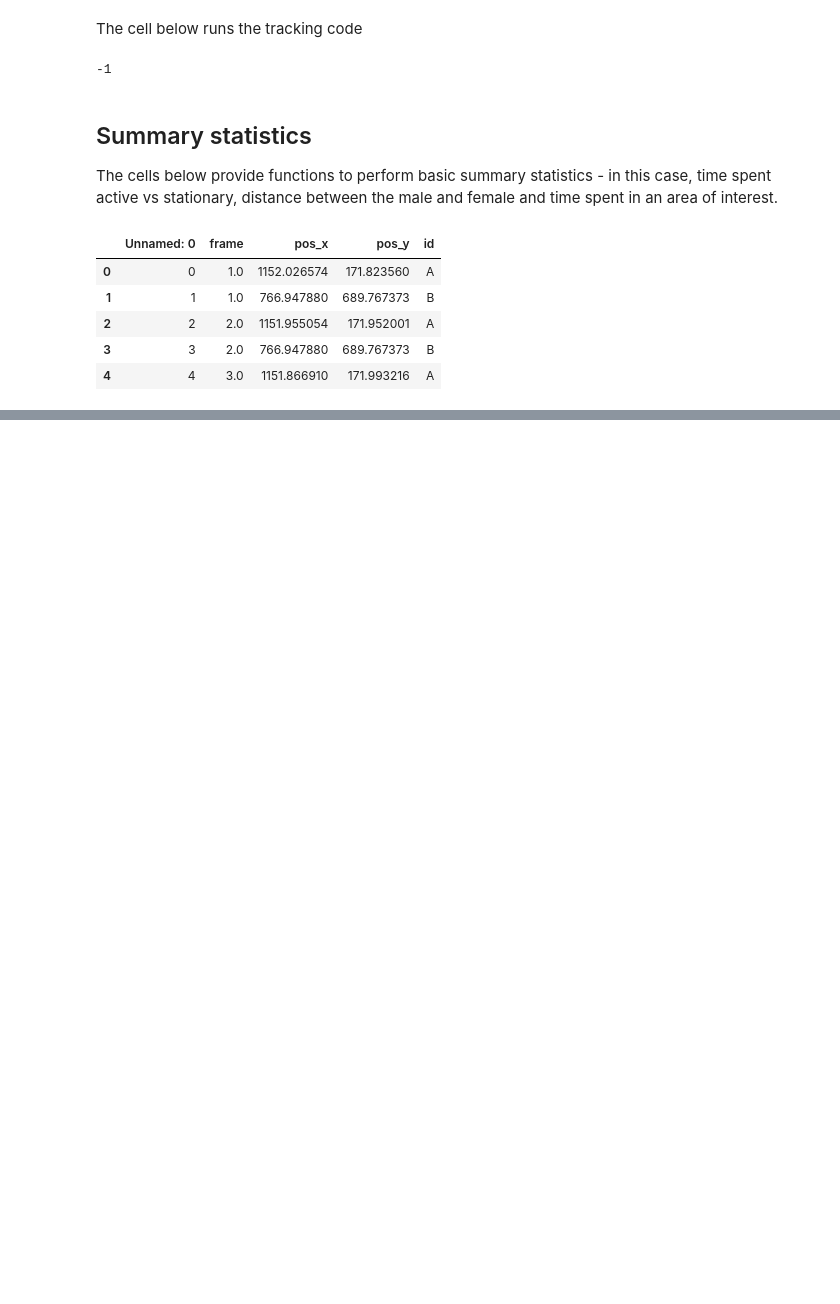
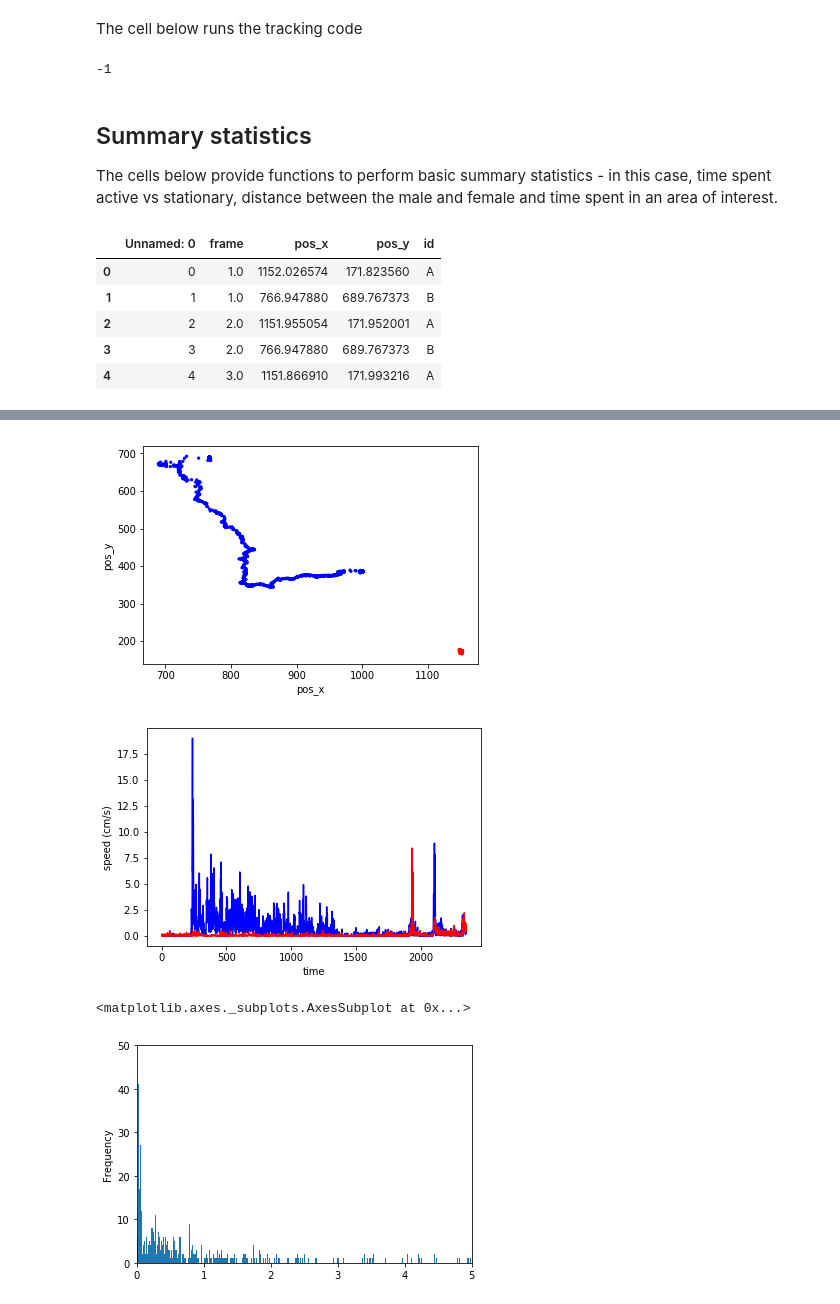
Before and after one commit to vivekhsridhar/tracktor, a Jupyter notebook: examples/spider_track.ipynb, the cells around one changed output, grey strips where cells are left out. Cells and saved outputs as stored; diff of their text form; code cells hidden in the pictures; blank space fills up the shorter version.

```diff
--- a/examples/spider_track.ipynb
+++ b/examples/spider_track.ipynb
@@ -115,3 +115,9 @@ df.head()
 | 2 | 2 | 2.0 | 1151.955054 | 171.952001 | A |
 | 3 | 3 | 2.0 | 766.947880 | 689.767373 | B |
 | 4 | 4 | 3.0 | 1151.866910 | 171.993216 | A |
+# %%
+dx = df['pos_x'] - df['pos_x'].shift(2)
+dy = df['pos_y'] - df['pos_y'].shift(2)
+df['speed'] = np.sqrt(dx**2 + dy**2)
+df['cum_dist'] = df['speed'].cumsum()
+df.head()
@@ -117,0 +131,24 @@ df.head()
+# %%
+import matplotlib.pyplot as plt
+colors = {'A':'red', 'B':'blue'}
+
+plt.scatter(df['pos_x'], df['pos_y'], c=df['id'].apply(lambda x: colors[x]), s=5)
+plt.xlabel('pos_x')
+plt.ylabel('pos_y')
+plt.show()
+
+plt.plot(df['frame'][df['id'] == 'B'].values, df['speed'][df['id'] == 'B'].values, c='blue')
+plt.plot(df['frame'][df['id'] == 'A'].values, df['speed'][df['id'] == 'A'].values, c='red')
+plt.xlabel('time')
+plt.ylabel('speed (cm/s)')
+plt.show()
+
+a = df['speed'][df['id'] == 'B']
+plt.ylim(0,50)
+plt.xlim(0,5)
+a.plot.hist(bins=5000)
+# %% [output]
+[figure, added]
+[figure, added]
+<matplotlib.axes._subplots.AxesSubplot at 0x...>
+[figure, added]
```
Also changed, not shown: parts of 2 cells of this notebook, 2 other files.
